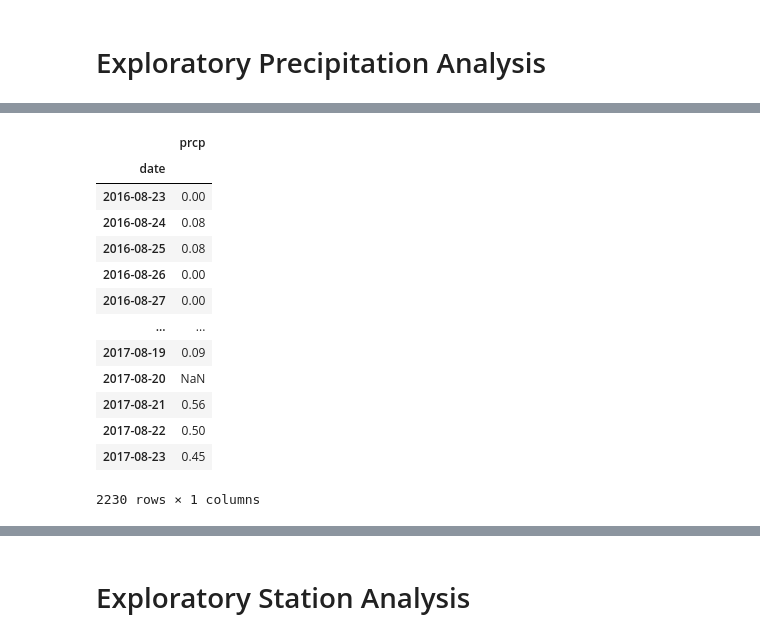
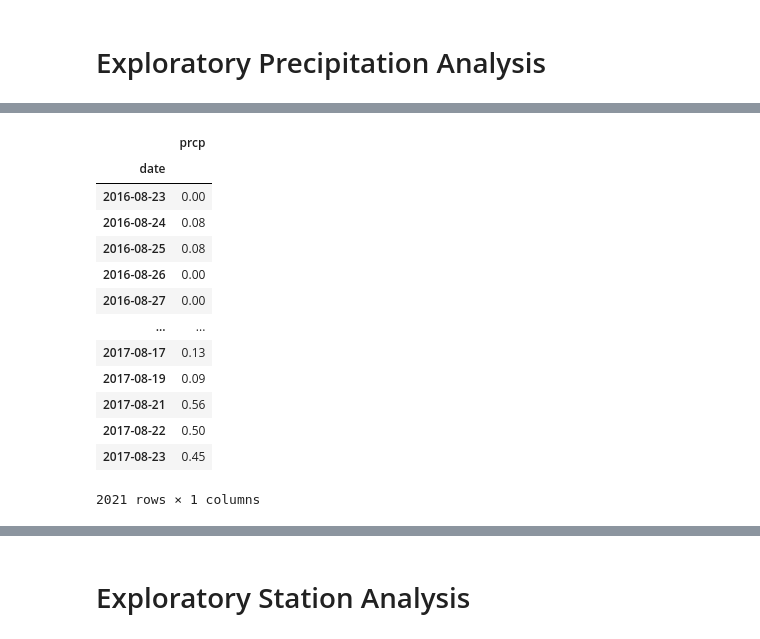
Before and after one commit to Sjenn257/sqlalchemy-challenge, a Jupyter notebook: climate_starter.ipynb, the cells around one changed output, grey strips where cells are left out. Saved outputs shown, nothing was run; the diff lists cells and outputs as text; code cells hidden in the pictures.

```diff
--- a/climate_starter.ipynb
+++ b/climate_starter.ipynb
@@ -84,8 +84,8 @@ print(max_date.date)
 # Starting from the most recent data point in the database.
 
 # Calculate the date one year from the last date in data set.
-twelve_months = session.query(Measure).filter(Measure.date>='2016-08-23')
-for row in twelve_months_prior:
-    print(row.date)
+
+year_start=dt.date(2017, 8 ,23)-dt.timedelta(days=365)
+print(year_start)
 # %% [output]
 2016-08-23
@@ -111,22 +113,23 @@ precips=session.query(Measure.date, Measure.prcp).filter(Measure.date>='2016-08-
 # %%
 # Save the query results as a Pandas DataFrame and set the index to the date column
-precip_df=pd.DataFrame(precips)
-precip_df=precip_df.set_index('date')
-precip_df
+year_precips=session.query(Measure.date, Measure.prcp).\
+                             filter(Measure.date>=year_start).all()
+year_precips_df=pd.DataFrame(year_precips).set_index('date').dropna()
+year_precips_df
 # %% [output]
 |  | prcp |
 | date |  |
 | 2016-08-23 | 0.00 |
 | 2016-08-24 | 0.08 |
 | 2016-08-25 | 0.08 |
 | 2016-08-26 | 0.00 |
 | 2016-08-27 | 0.00 |
 | ... | ... |
+| 2017-08-17 | 0.13 |
 | 2017-08-19 | 0.09 |
-| 2017-08-20 | NaN |
 | 2017-08-21 | 0.56 |
 | 2017-08-22 | 0.50 |
 | 2017-08-23 | 0.45 |
-2230 rows × 1 columns
+2021 rows × 1 columns
 # %%
 # Sort the dataframe by date
```
Also changed, not shown: parts of 14 cells of this notebook.
